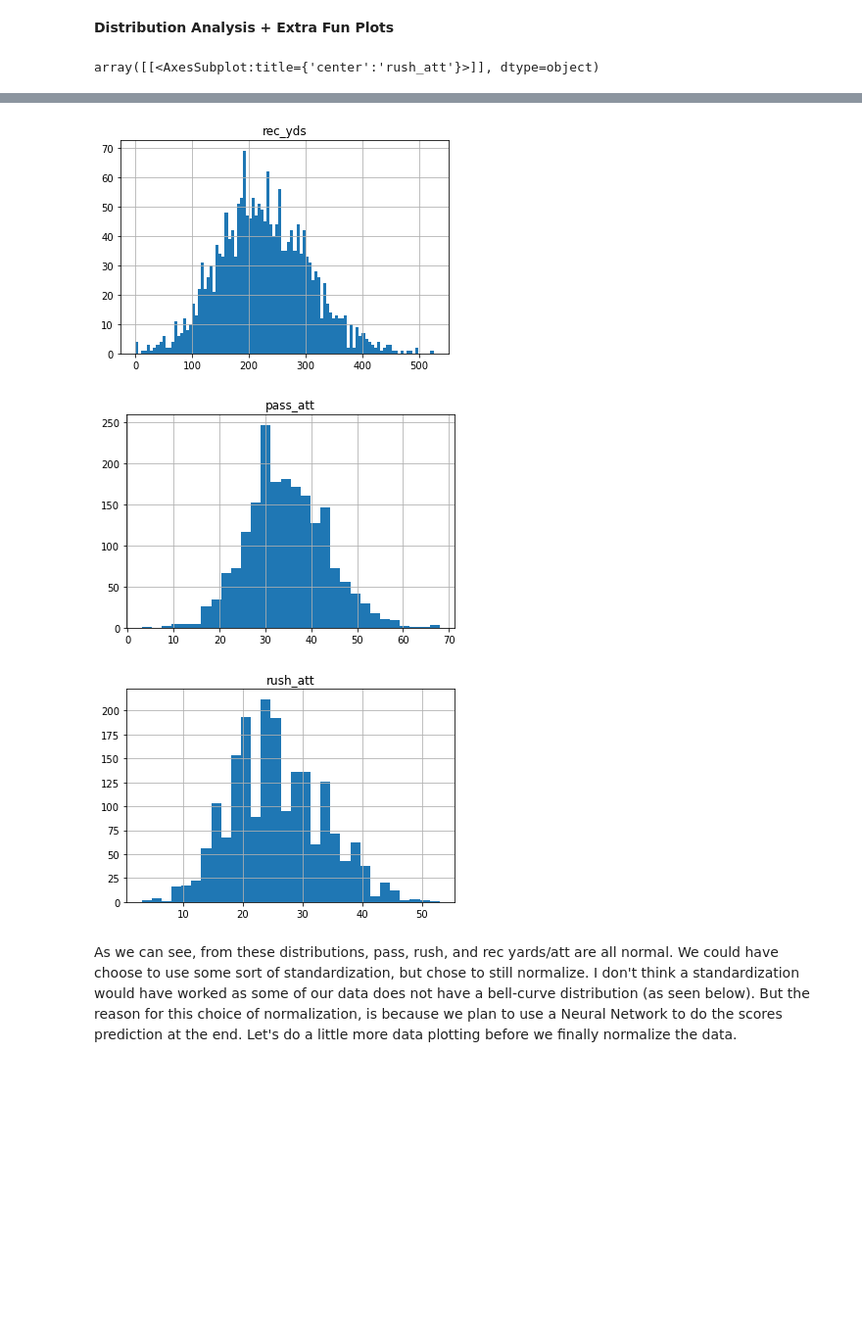
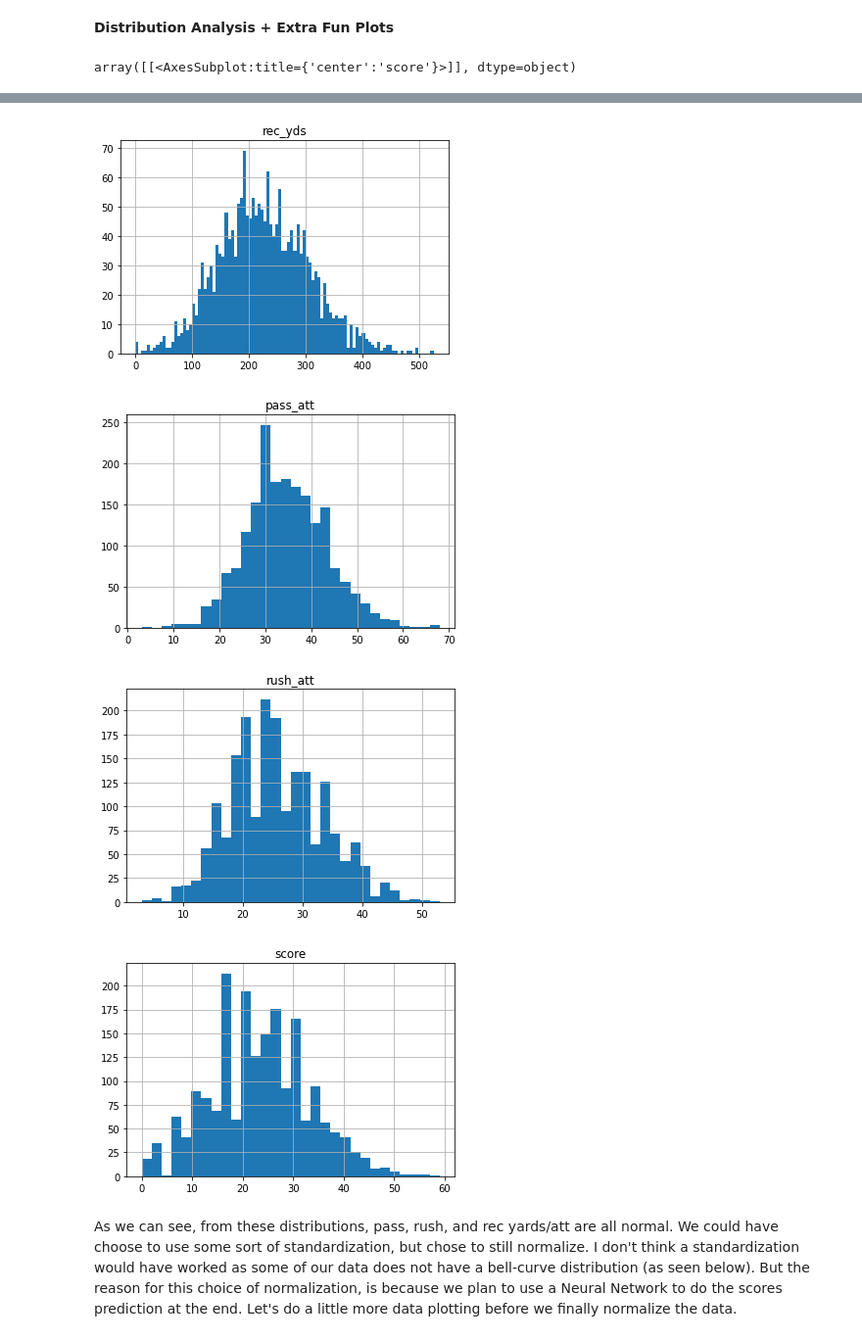
Before and after one commit to thejoshuahernandez/ECS-171-Group-Project, a Jupyter notebook: Predicting NFL Scores.ipynb, the cells around one changed output, grey strips where cells are left out. Shown: that part at 98% size. Saved outputs shown, nothing was run; the diff lists cells and outputs as text; code cells hidden in the pictures; blank space fills up the shorter version.

```diff
--- a/Predicting NFL Scores.ipynb
+++ b/Predicting NFL Scores.ipynb
@@ -147,16 +148,18 @@ print(df)
 # %%
 df.hist('pass_yds',bins=100)
 df.hist('rush_yds',bins=100)
 df.hist('rec_yds',bins=100)
 df.hist('pass_att',bins=30)
 df.hist('rush_att',bins=30)
+df.hist('score',bins=30)
 # %% [output]
-array([[<AxesSubplot:title={'center':'rush_att'}>]], dtype=object)
+array([[<AxesSubplot:title={'center':'score'}>]], dtype=object)
 [figure]
 [figure]
 [figure]
 [figure]
 [figure]
+[figure, added]
 # %% [markdown]
 As we can see, from these distributions, pass, rush, and rec yards/att are all normal. We could have choose to use some sort of standardization, but chose to still normalize. I don't think a standardization would have worked as some of our data does not have a bell-curve distribution (as seen below). But the reason for this choice of normalization, is because we plan to use a Neural Network to do the scores prediction at the end. Let's do a little more data plotting before we finally normalize the data.
 # %%
```
Also changed, not shown: parts of 8 cells of this notebook, 1 other file.
